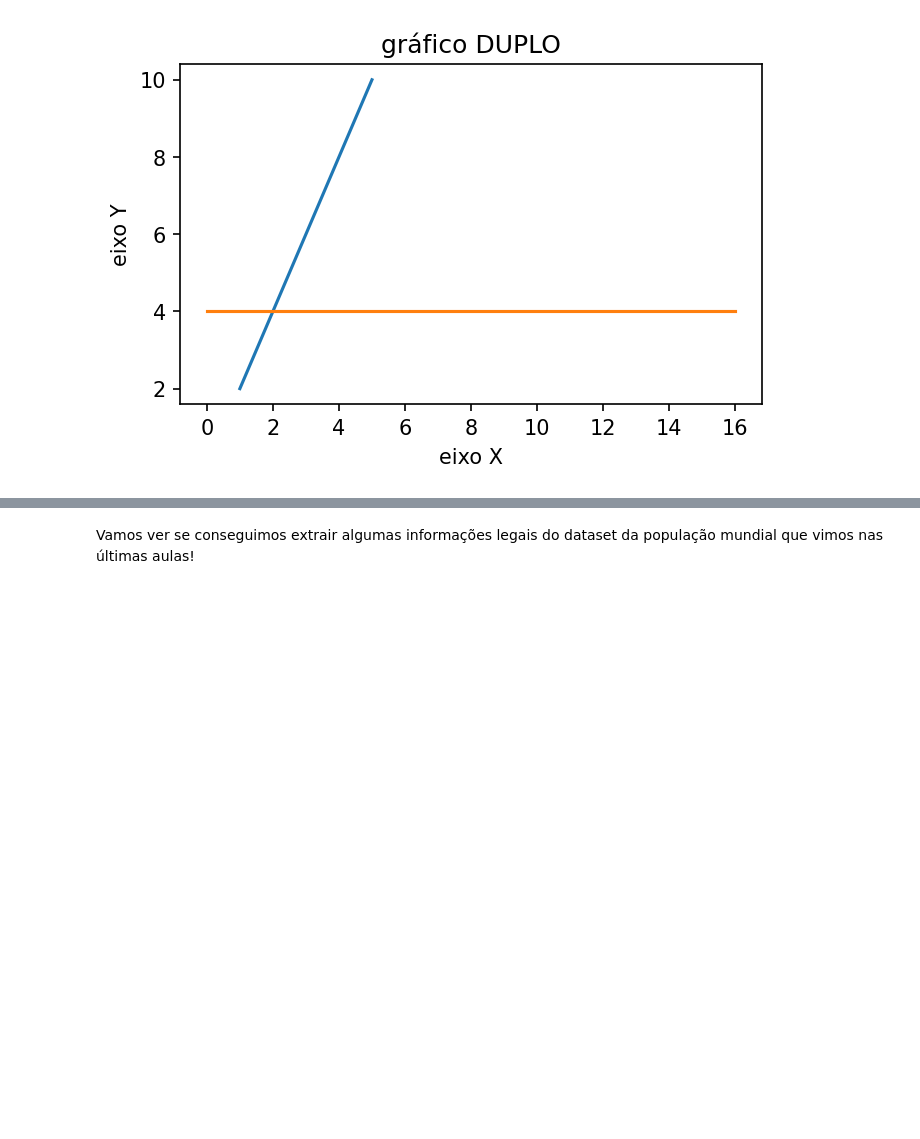
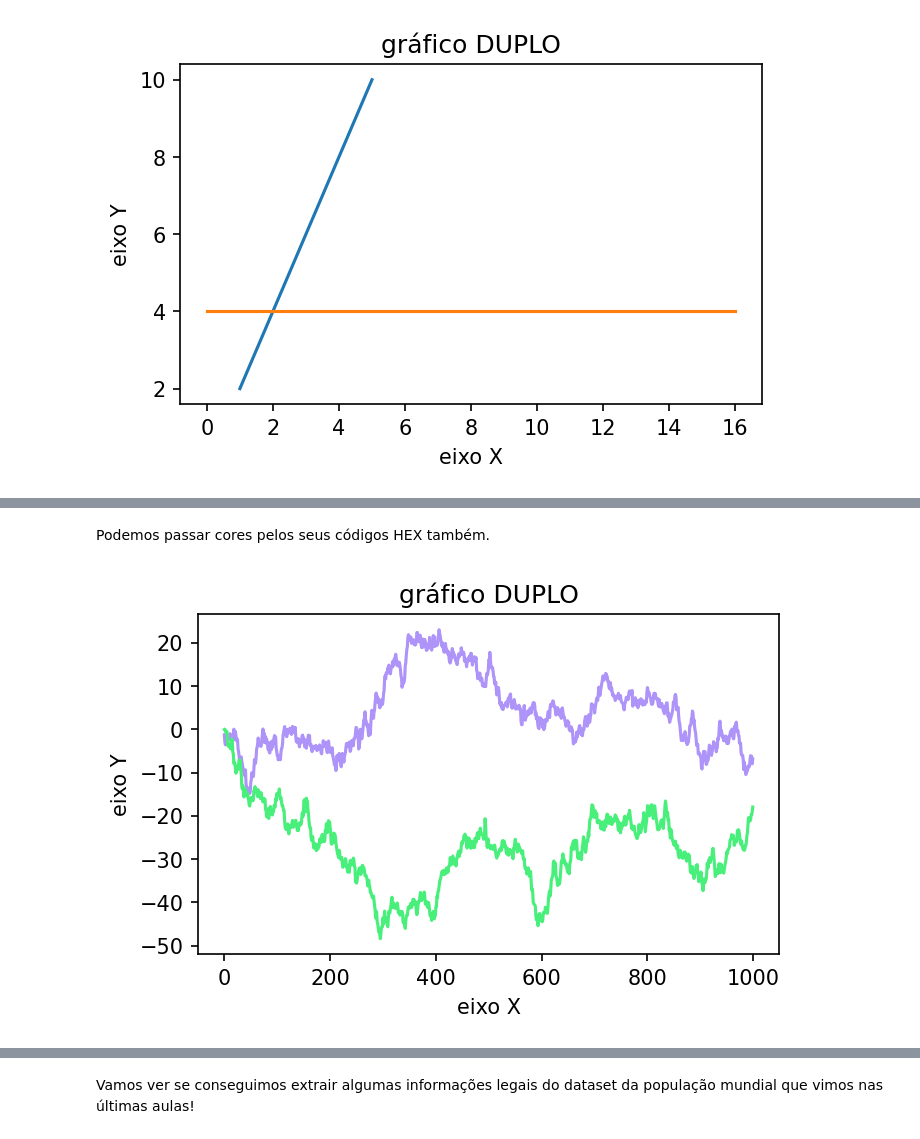
Before and after one commit to heitorhenriques/MiniCurso, a Jupyter notebook: Aula 4/Aula4.ipynb, the cells around one changed output, grey strips where cells are left out. Saved outputs shown, nothing was run; the diff lists cells and outputs as text; code cells hidden in the pictures; blank space fills up the shorter version.

```diff
--- a/Aula 4/Aula4.ipynb
+++ b/Aula 4/Aula4.ipynb
@@ -122,0 +142,17 @@ Finalmente! Vamos fazer alguns gráficos com nossos datasets.
+# %% [markdown]
+Podemos passar cores pelos seus códigos HEX também.
+# %%
+plt.figure(figsize=(5,3), dpi=150)
+
+plt.plot((np.random.randn(1000).cumsum()), color="#ae93f9")
+plt.plot((np.random.randn(1000).cumsum()), color="#48f07b")
+
+plt.title('gráfico DUPLO')
+
+plt.xlabel('eixo X')
+
+plt.ylabel('eixo Y')
+
+plt.show()
+# %% [output]
+[figure, added]
```
Also changed, not shown: parts of 57 cells of this notebook.
